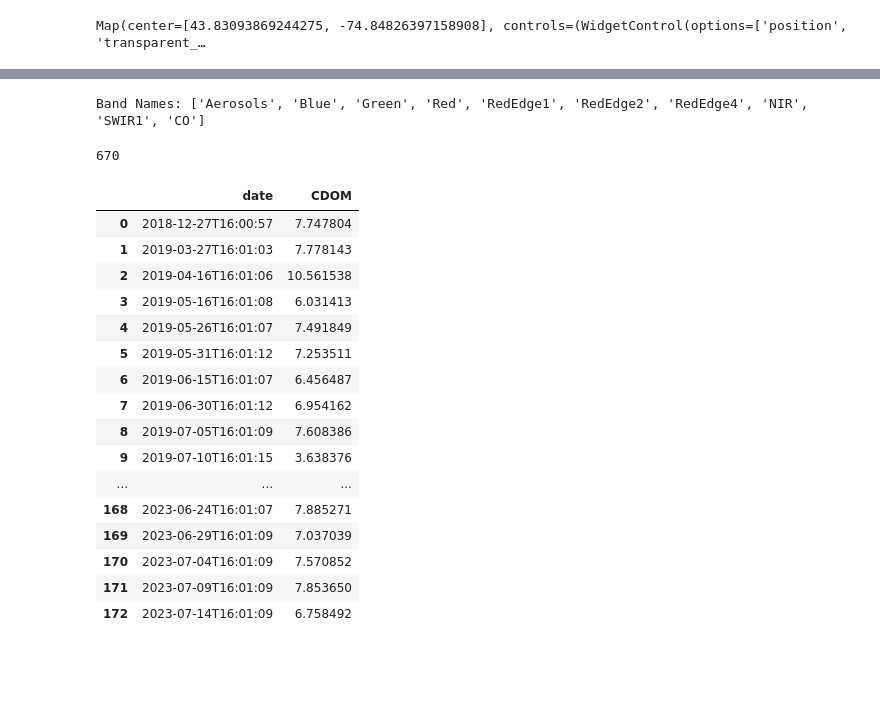
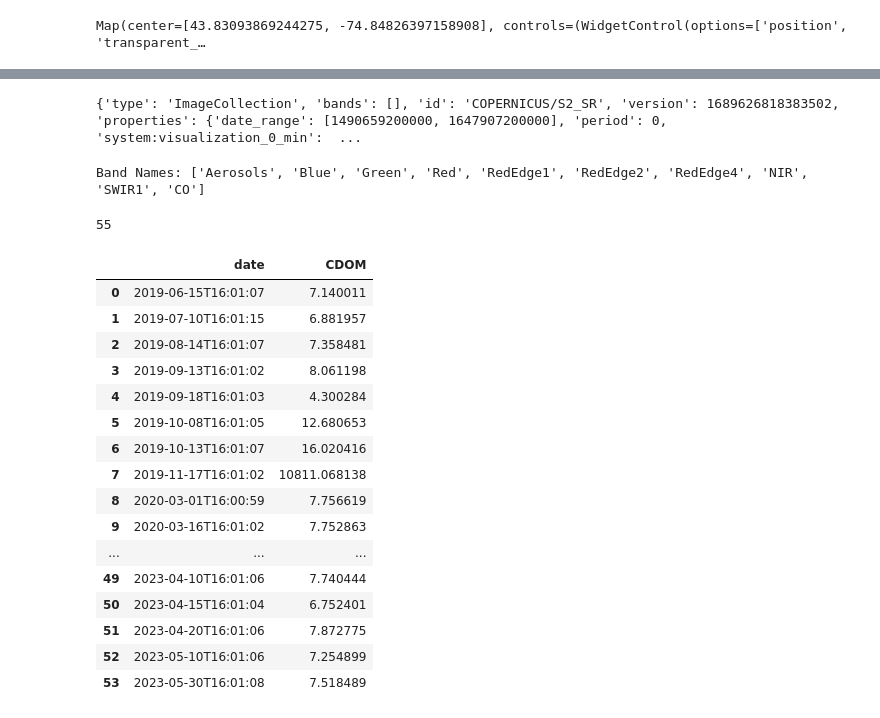
Before and after one commit to Touheda812/Research-Water-Quality-, a Jupyter notebook: BIG_MOOSE_LAKE_CDOM_DOC_SENTINEL2.ipynb, the cells around one changed output, grey strips where cells are left out. Drawn from its saved outputs; the diff is of its cells as text; code cells hidden in the pictures; blank space fills up the shorter version.

```diff
--- a/BIG_MOOSE_LAKE_CDOM_DOC_SENTINEL2.ipynb
+++ b/BIG_MOOSE_LAKE_CDOM_DOC_SENTINEL2.ipynb
@@ -60,10 +59,14 @@ def maskS2clouds(image):
 
     return maskedImage
 
-
 s2 = ee.ImageCollection('COPERNICUS/S2_SR') \
-    .filter(ee.Filter.calendarRange(1, 12, 'month')) \
-    .filterBounds(lake) \
+    .filter(ee.Filter.calendarRange(1,12, 'month')) \
+    .filterBounds(station) \
     .map(maskS2clouds) \
     .select(sentinel2_bands, STD_NAMES) \
-    .map(cdom)
+    .map(cdom)\
+    .filter(ee.Filter.lt('CLOUDY_PIXEL_PERCENTAGE', 25))
+
+
+#     .filter(ee.Filter.date('2019-09-17', '2019-09-19'))\
+#     .filter(ee.Filter.calendarRange(15,20, 'day')) \
@@ -69,0 +123,4 @@ s2 = ee.ImageCollection('COPERNICUS/S2_SR') \
+# %%
+print(s2.getInfo())
+# %% [output]
+{'type': 'ImageCollection', 'bands': [], 'id': 'COPERNICUS/S2_SR', 'version': 1689626818383502, 'properties': {'date_range': [1490659200000, 1647907200000], 'period': 0, 'system:visualization_0_min':  ...
@@ -77,37 +138,36 @@ Band Names: ['Aerosols', 'Blue', 'Green', 'Red', 'RedEdge1', 'RedEdge2', 'RedEdg
 #How many images?
 print(s2.size().getInfo())
 # %% [output]
-670
+55
 # %%
-def station_mean(img):
-    mean = img.reduceRegion(reducer=ee.Reducer.mean(), geometry=station, scale=30).get('CO')
+def station_mean(img): # station_mean function with a single parameter img
+    #mean of a specific band (CO) within a region
+    mean = img.reduceRegion(reducer=ee.Reducer.mean(), geometry=lake, scale=30).get('CO')
     return img.set('date', img.date().format()).set('CDOM',mean)
 
 station_reduced_imgs = s2.map(station_mean)
 nested_list = station_reduced_imgs.reduceColumns(ee.Reducer.toList(2), ['date','CDOM']).values().get(0)
 df = pd.DataFrame(nested_list.getInfo(), columns=['date','CDOM'])
 
-#df
-# dont forget we need to call the callback method "getInfo" to retrieve the data
 df = pd.DataFrame(nested_list.getInfo(), columns=['date','CDOM'])
 pd.set_option('display.max_rows', None)
 
 df
 # %% [output]
 |  | date | CDOM |
-| 0 | 2018-12-27T16:00:57 | 7.747804 |
-| 1 | 2019-03-27T16:01:03 | 7.778143 |
-| 2 | 2019-04-16T16:01:06 | 10.561538 |
-| 3 | 2019-05-16T16:01:08 | 6.031413 |
-| 4 | 2019-05-26T16:01:07 | 7.491849 |
-| 5 | 2019-05-31T16:01:12 | 7.253511 |
-| 6 | 2019-06-15T16:01:07 | 6.456487 |
-| 7 | 2019-06-30T16:01:12 | 6.954162 |
-| 8 | 2019-07-05T16:01:09 | 7.608386 |
-| 9 | 2019-07-10T16:01:15 | 3.638376 |
+| 0 | 2019-06-15T16:01:07 | 7.140011 |
+| 1 | 2019-07-10T16:01:15 | 6.881957 |
+| 2 | 2019-08-14T16:01:07 | 7.358481 |
+| 3 | 2019-09-13T16:01:02 | 8.061198 |
+| 4 | 2019-09-18T16:01:03 | 4.300284 |
+| 5 | 2019-10-08T16:01:05 | 12.680653 |
+| 6 | 2019-10-13T16:01:07 | 16.020416 |
+| 7 | 2019-11-17T16:01:02 | 10811.068138 |
+| 8 | 2020-03-01T16:00:59 | 7.756619 |
+| 9 | 2020-03-16T16:01:02 | 7.752863 |
 | ... | ... | ... |
-| 168 | 2023-06-24T16:01:07 | 7.885271 |
-| 169 | 2023-06-29T16:01:09 | 7.037039 |
-| 170 | 2023-07-04T16:01:09 | 7.570852 |
-| 171 | 2023-07-09T16:01:09 | 7.853650 |
-| 172 | 2023-07-14T16:01:09 | 6.758492 |
+| 49 | 2023-04-10T16:01:06 | 7.740444 |
+| 50 | 2023-04-15T16:01:04 | 6.752401 |
+| 51 | 2023-04-20T16:01:06 | 7.872775 |
+| 52 | 2023-05-10T16:01:06 | 7.254899 |
+| 53 | 2023-05-30T16:01:08 | 7.518489 |
```
Also changed, not shown: parts of 23 cells of this notebook.
